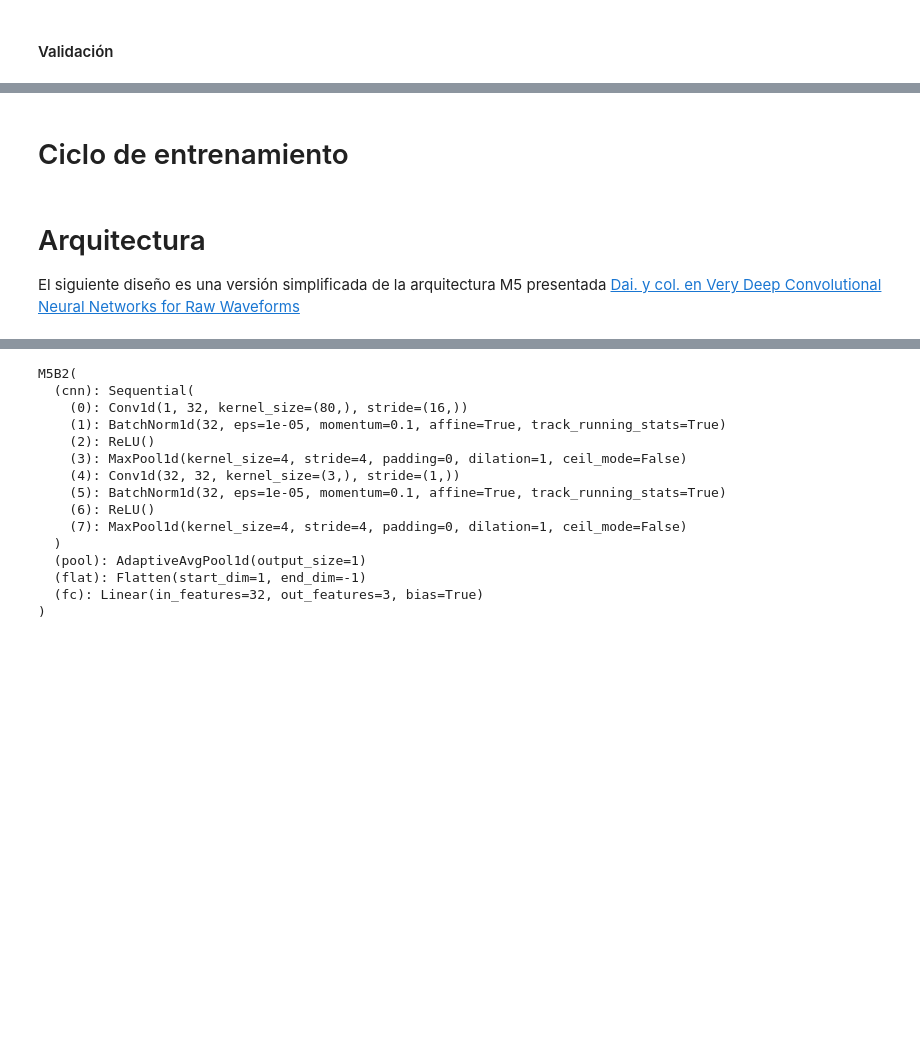
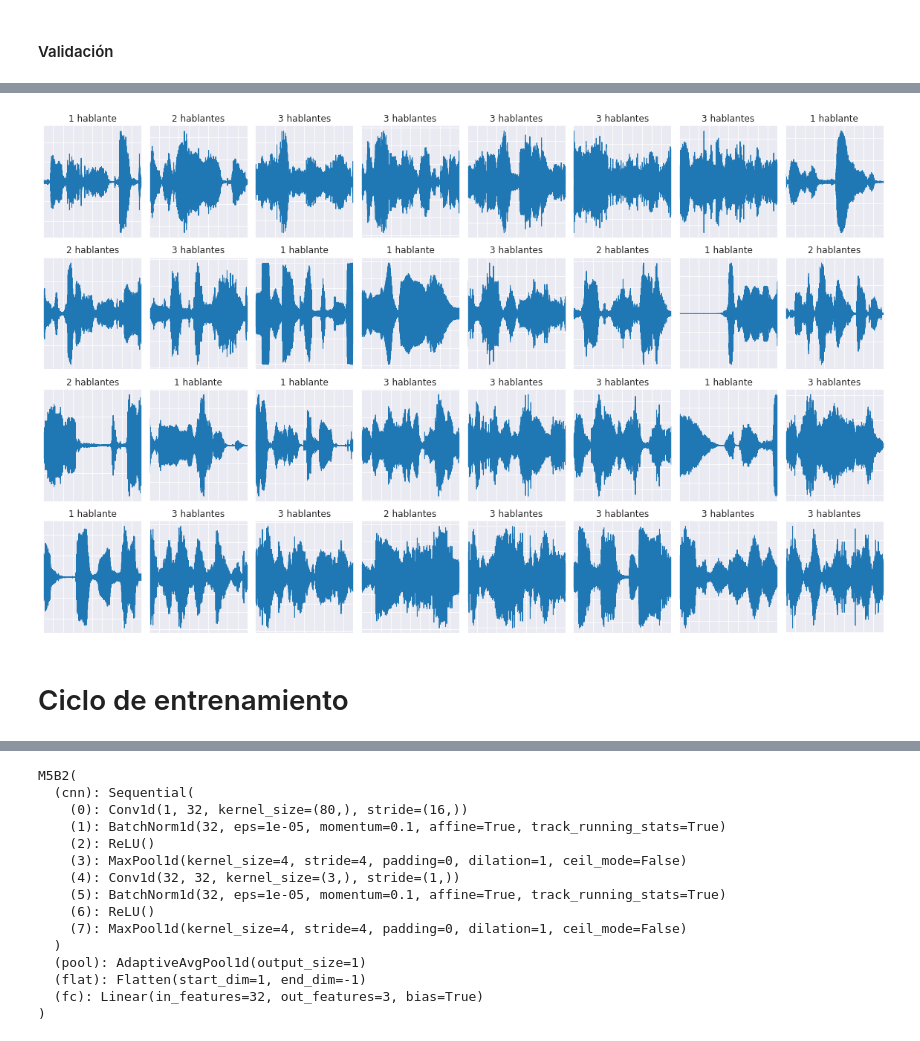
Before and after one commit to jodejetalo99/Introduccion-al-Aprendizaje-Profundo, a Jupyter notebook: Proyecto/Proyecto_IAPP_JJTL.ipynb, the cells around one changed output, grey strips where cells are left out. Drawn from its saved outputs; the diff is of its cells as text; code cells hidden in the pictures; blank space fills up the shorter version.

```diff
--- a/Proyecto/Proyecto_IAPP_JJTL.ipynb
+++ b/Proyecto/Proyecto_IAPP_JJTL.ipynb
@@ -316,10 +341,10 @@ y shape=torch.Size([32]) dtype=torch.int64
 # %% [markdown]
 #### Validación
 # %%
-dl = build_dl(subset='Validacion', dataframe = validacion_df)
+val_dl = build_dl(subset='Validacion', dataframe = validacion_df,cantidad_datos=10000)
 
 # desplegamos un lote de audios
-x, y, sr = next(iter(dl))
+x, y = next(iter(val_dl))
 print(f'x shape={x.shape} dtype={x.dtype}')
 print(f'y shape={y.shape} dtype={y.dtype}')
 
@@ -330,8 +355,8 @@ label = CLASES[y[0].item()]
 # grafiquemos forma de onda
 librosa.display.waveplot(waveform, sr=SAMPLE_RATE)
 plt.title(f'Forma de onda: {label}')
-plt.xlabel('tiempo')
-plt.ylabel('amplitud')
+plt.xlabel('Tiempo')
+plt.ylabel('Amplitud')
 plt.show()
 
 # reproductor
@@ -343,4 +368,10 @@ y shape=torch.Size([32]) dtype=torch.int64
 [interactive output not drawn]
+# %%
+titles = [CLASES[i.item()] for i in y]
+# desplegamos un lote de audios
+display_grid(x, titles, ROWS, COLS)
+# %% [output]
+[figure, added]
 # %% [markdown]
 # Ciclo de entrenamiento
 # %%
@@ -451,7 +482,3 @@ def train(model, trn_dl, tst_dl, lr=1e-4, epochs=20,
               f'acc=[{trn_acc:5.2f},{tst_acc:5.2f}]')
 
     return loss_hist, acc_hist
-# %% [markdown]
-# Arquitectura
-
-El siguiente diseño es una versión simplificada de la arquitectura M5 presentada [ Dai. y col. en Very Deep Convolutional Neural Networks for Raw Waveforms](https://arxiv.org/abs/1610.00087)
```
Also changed, not shown: parts of 33 cells of this notebook.
